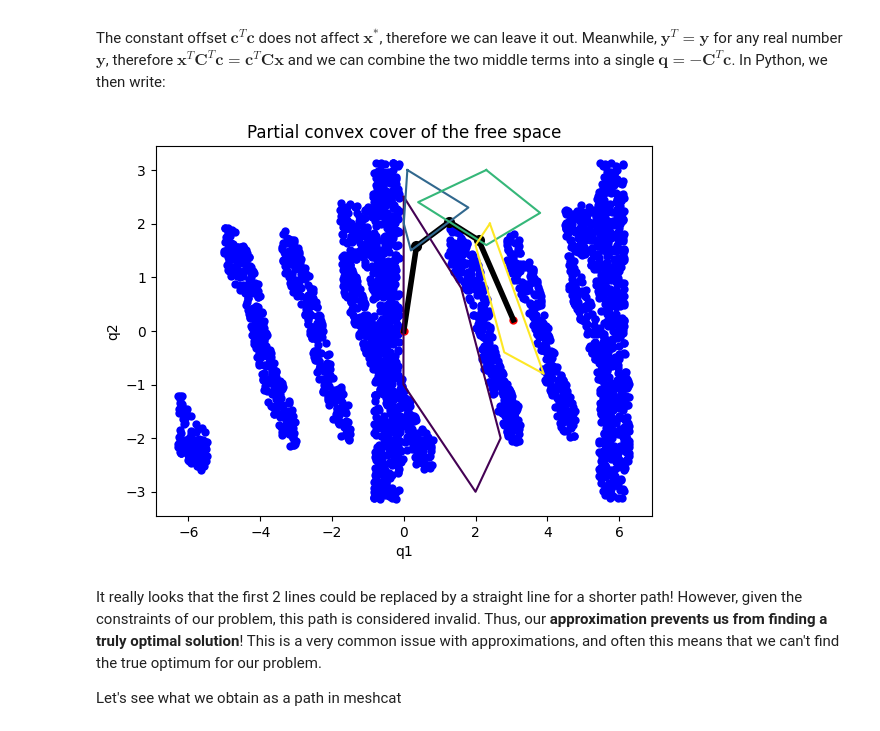
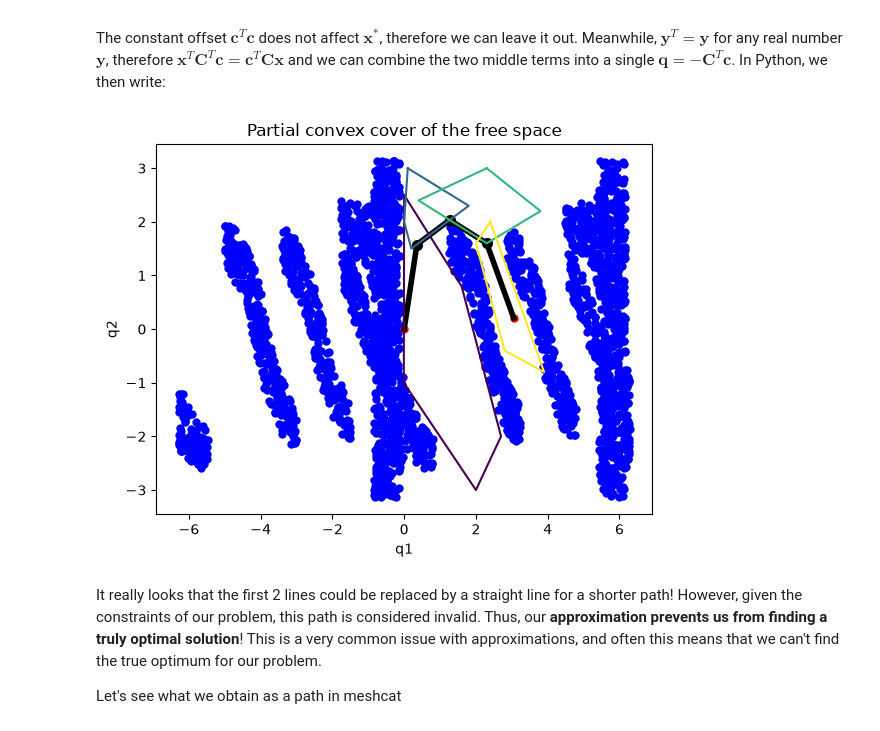
Before and after one commit to ediadvancedrobotics/tutorials, a Jupyter notebook: 7_more_qp.ipynb, the cells around one changed output. Saved outputs shown, nothing was run; the diff lists cells and outputs as text; code cells hidden in the pictures.

```diff
--- a/7_more_qp.ipynb
+++ b/7_more_qp.ipynb
@@ -299,12 +299,16 @@ This problem is in linear least squares form. Denoting each term in the sum func
 
 The constant offset $ \mathbf{c}^T \mathbf{c} $ does not affect $ \mathbf{x}^* $, therefore we can leave it out. Meanwhile, $ \mathbf{y}^T = \mathbf{y} $ for any real number $ \mathbf{y} $, therefore $ \mathbf{x}^T \mathbf{C}^T \mathbf{c} = \mathbf{c}^T \mathbf{C} \mathbf{x} $ and we can combine the two middle terms into a single $ \mathbf{q} = -\mathbf{C}^T \mathbf{c} $. In Python, we then write:
 # %%
-# quadratic form of 0.5 * ||C x - c||^2
+# quadratic form of ||C x - c||^2
 def to_quadratic_form(C, c):
-    return 0.5 * C.T @ C, - C.T @ c
+    # quadprog minimises 1/2 x^T H x + q^T x, so H = C^T C (no extra 0.5 needed)
+    return C.T @ C, - C.T @ c
 
-# Example: 4 waypoints, 2D each → n_cols = 8
-cs = [q_init] + [np.zeros(2) for _ in range(3)] + [q_goal]  # 5 elements total
+# Example: 3 waypoints, 2D each → n_cols = 6
+cs = [q_init] + [np.zeros(2) for _ in range(2)] + [-q_goal]  # 4 elements total (1 per segment)
+# start term is x1 - q_init = (I) x1 - (q_init), so c = q_init
+# goal term is q_goal - x3 = (-I) x3 - (-q_goal), so c = -q_goal
+
 Cs = []
 
 # anchor initial
@@ -343,34 +347,34 @@ def quadprog_solve_qp(H, q, G=None, h=None, C=None, d=None, verbose=False):
     min (1/2)x' P x + q' x
     subject to  G x <= h
     subject to  C x  = d
     """
     qp_G = 0.5 * (H + H.T)  # make sure P is symmetric
     qp_a = -q
     qp_C = None
     qp_b = None
     meq = 0
     if C is not None:
         if G is not None:
             qp_C = -np.vstack([C, G]).T
             qp_b = -np.hstack([d, h])
         else:
             qp_C = -C.transpose()
             qp_b = -d
         meq = C.shape[0]
     elif G is not None:  # no equality constraint
         qp_C = -G.T
         qp_b = -h
     res = quadprog.solve_qp(qp_G, qp_a, qp_C, qp_b, meq)
     if verbose:
         return res
     return res[0]
 
 x = quadprog_solve_qp(H, l, A, b)
 
 
 plot_hull_and_path(hulls, collision_samples, q_init, q_goal, x)
 # %% [output]
-[figure, old version]
+[figure, new version]
 # %% [markdown]
 It really looks that the first 2 lines could be replaced by a straight line for a shorter path! However, given the constraints of our problem, this path is considered invalid. Thus, our **approximation prevents us from finding a truly optimal solution**! This is a very common issue with approximations, and often this means that we can't find the true optimum for our problem.
 
```
